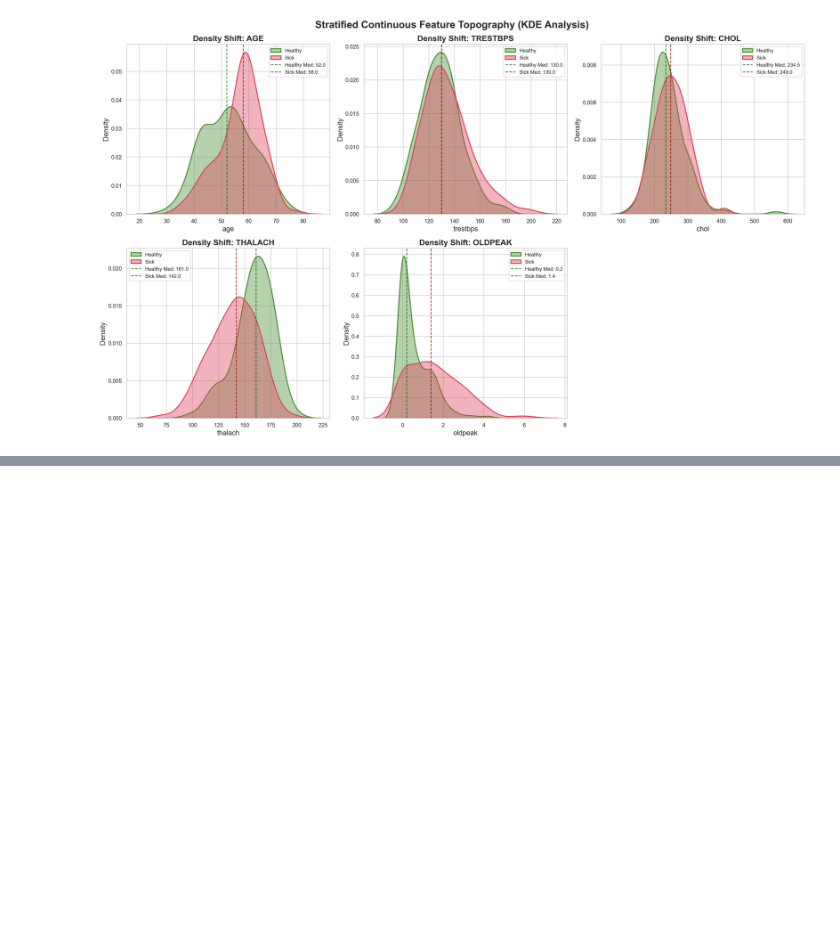
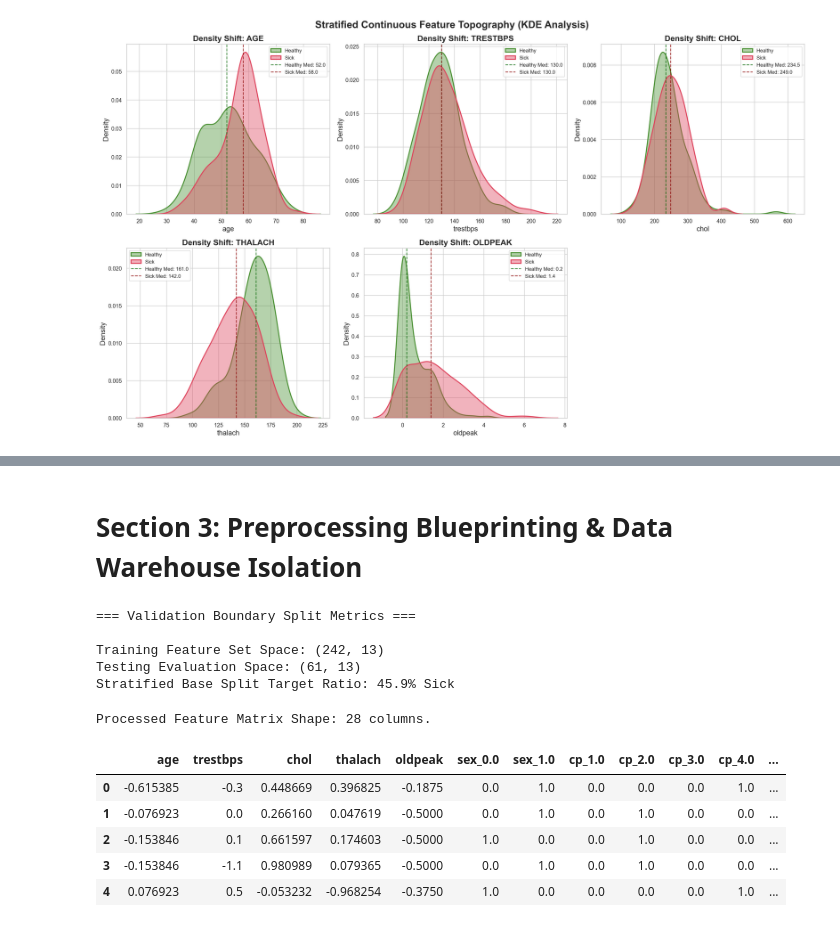
Before and after one commit to zaza25266/heart_disease_project, a Jupyter notebook: notebook/eda.ipynb, the cells around one changed output, grey strips where cells are left out. Drawn from its saved outputs; the diff is of its cells as text; code cells hidden in the pictures; blank space fills up the shorter version.

```diff
--- a/notebook/eda.ipynb
+++ b/notebook/eda.ipynb
@@ -198,0 +291,65 @@ plt.show()
+# %% [markdown]
+# Section 3: Preprocessing Blueprinting & Data Warehouse Isolation
+# %%
+# Drop columns that are temporary visualization/unaggregated targets
+X = df.drop(columns=['num', 'target', 'Status_Label'], errors='ignore')
+y = df['target']
+
+# Isolate columns dynamically by their structural preprocessing tracks
+numerical_features = ["age", "trestbps", "chol", "thalach", "oldpeak"]
+categorical_features = [col for col in X.columns if col not in numerical_features]
+
+# Perform Stratified Train/Test Split (Preserves the exact healthy/sick ratio in both splits)
+X_train, X_test, y_train, y_test = train_test_split(
+    X, y, test_size=0.2, stratify=y, random_state=42
+)
+
+print("=== Validation Boundary Split Metrics ===\n")
+print(f"Training Feature Set Space: {X_train.shape}")
+print(f"Testing Evaluation Space: {X_test.shape}")
+print(f"Stratified Base Split Target Ratio: {y_train.value_counts(normalize=True).values[1]*100:.1f}% Sick")
+# %% [output]
+=== Validation Boundary Split Metrics ===
+
+Training Feature Set Space: (242, 13)
+Testing Evaluation Space: (61, 13)
+Stratified Base Split Target Ratio: 45.9% Sick
+# %%
+# 1. Build the separate pipelines for different data types
+numerical_pipeline = Pipeline(steps=[
+    ('imputer', SimpleImputer(strategy='median')),
+    ('scaler', RobustScaler())  # Outlier-resistant mathematical scaling
+])
+
+categorical_pipeline = Pipeline(steps=[
+    ('imputer', SimpleImputer(strategy='most_frequent')),
+    ('encoder', OneHotEncoder(handle_unknown='ignore', sparse_output=False))
+])
+
+# 2. Pack the pipelines into a single, comprehensive ColumnTransformer object
+preprocessor = ColumnTransformer(transformers=[
+    ('num', numerical_pipeline, numerical_features),
+    ('cat', categorical_pipeline, categorical_features)
+])
+
+# 3. Fit on training matrices and run a validation transformation test
+X_train_processed = preprocessor.fit_transform(X_train)
+X_test_processed = preprocessor.transform(X_test)
+
+# Reconstruct a preview dataframe to verify structural integrity
+processed_columns = (numerical_features +
+                     list(preprocessor.named_transformers_['cat']
+                          .named_steps['encoder'].get_feature_names_out(categorical_features)))
+
+df_processed_preview = pd.DataFrame(X_train_processed, columns=processed_columns)
+
+print(f"Processed Feature Matrix Shape: {X_train_processed.shape[1]} columns.")
+display(df_processed_preview.head(5))
+# %% [output]
+Processed Feature Matrix Shape: 28 columns.
+|  | age | trestbps | chol | thalach | oldpeak | sex_0.0 | sex_1.0 | cp_1.0 | cp_2.0 | cp_3.0 | cp_4.0 | ... |
+| 0 | -0.615385 | -0.3 | 0.448669 | 0.396825 | -0.1875 | 0.0 | 1.0 | 0.0 | 0.0 | 0.0 | 1.0 | ... |
+| 1 | -0.076923 | 0.0 | 0.266160 | 0.047619 | -0.5000 | 0.0 | 1.0 | 0.0 | 1.0 | 0.0 | 0.0 | ... |
+| 2 | -0.153846 | 0.1 | 0.661597 | 0.174603 | -0.5000 | 1.0 | 0.0 | 0.0 | 1.0 | 0.0 | 0.0 | ... |
+| 3 | -0.153846 | -1.1 | 0.980989 | 0.079365 | -0.5000 | 0.0 | 1.0 | 0.0 | 1.0 | 0.0 | 0.0 | ... |
+| 4 | 0.076923 | 0.5 | -0.053232 | -0.968254 | -0.3750 | 1.0 | 0.0 | 0.0 | 0.0 | 0.0 | 1.0 | ... |
```
Also changed, not shown: parts of 6 cells of this notebook, 2 other files.
